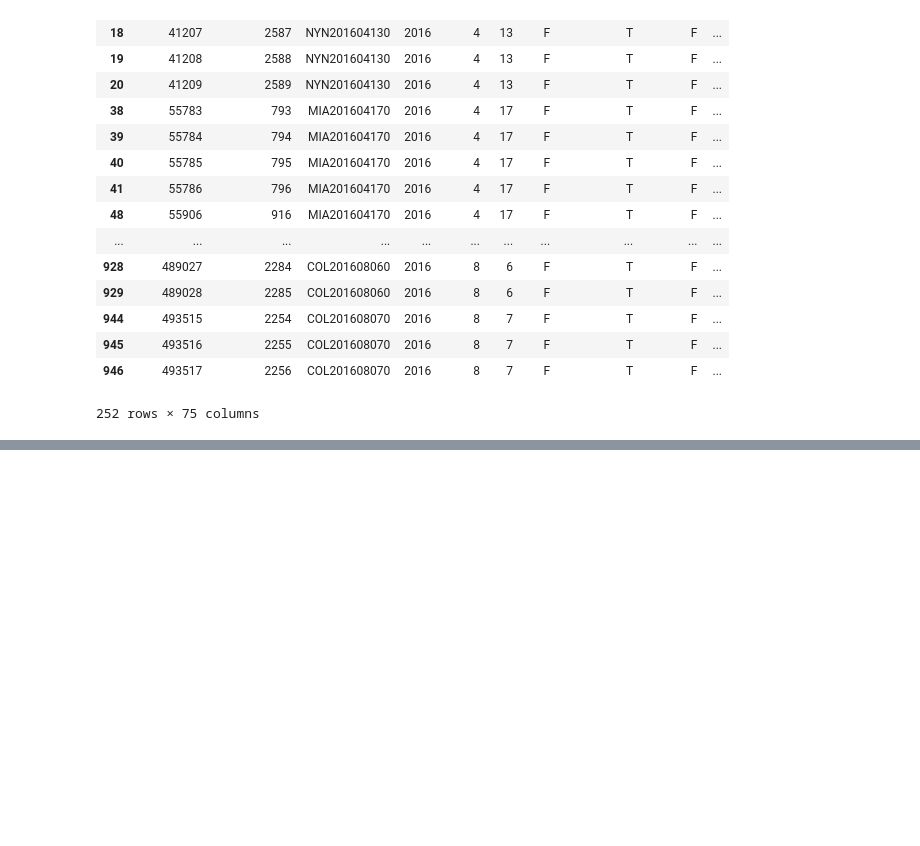
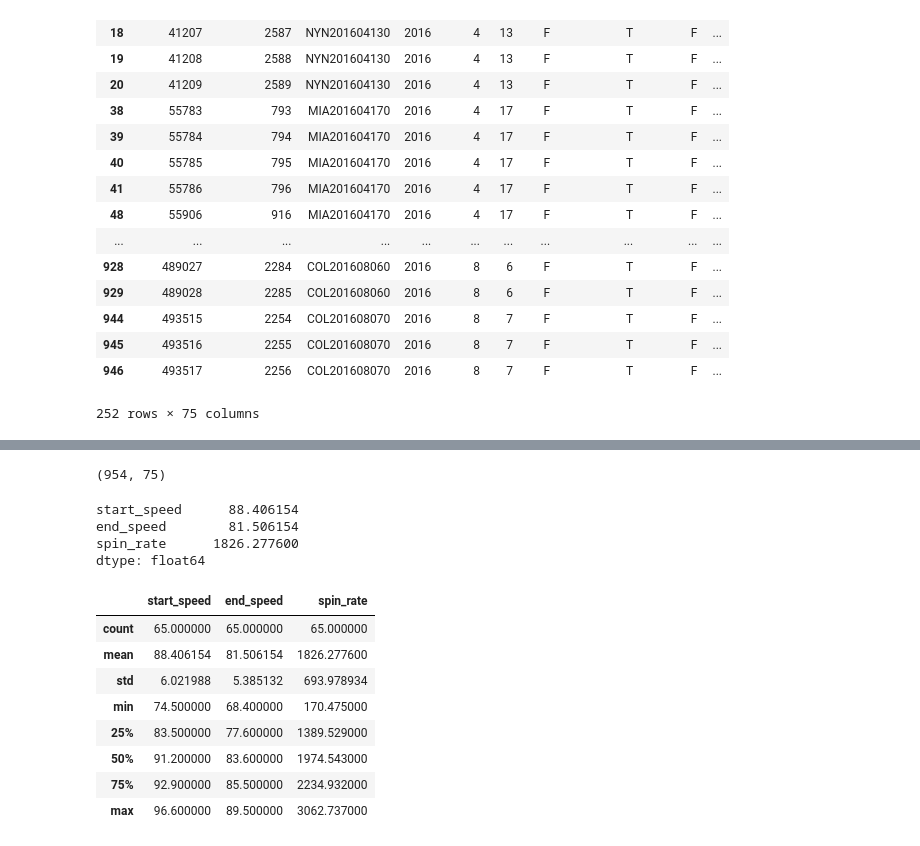
Before and after one commit to Shinichi-Nakagawa/pitchpx-example-ichiro-2016, a Jupyter notebook: analyze_ichiro_2016.ipynb, the cells around one changed output, grey strips where cells are left out. Cells and saved outputs as stored; diff of their text form; code cells hidden in the pictures; blank space fills up the shorter version.

```diff
--- a/analyze_ichiro_2016.ipynb
+++ b/analyze_ichiro_2016.ipynb
@@ -94,0 +135,4 @@ pitchfx[pitchfx['pa_event_cd'].isin([20, 21, 22, 23])]
+# %%
+pitchfx.shape
+# %% [output]
+(954, 75)
@@ -94,0 +142,21 @@ pitchfx[pitchfx['pa_event_cd'].isin([20, 21, 22, 23])]
+# %%
+# ヒットにした投球の平均球速と回転数
+pitchfx_hits[['start_speed', 'end_speed', 'spin_rate']].mean(numeric_only=True)
+# %% [output]
+start_speed      88.406154
+end_speed        81.506154
+spin_rate      1826.277600
+dtype: float64
+# %%
+# ヒットにした投球の球速と回転数を色々統計とってみる
+pitchfx_hits[['start_speed', 'end_speed', 'spin_rate']].describe()
+# %% [output]
+|  | start_speed | end_speed | spin_rate |
+| count | 65.000000 | 65.000000 | 65.000000 |
+| mean | 88.406154 | 81.506154 | 1826.277600 |
+| std | 6.021988 | 5.385132 | 693.978934 |
+| min | 74.500000 | 68.400000 | 170.475000 |
+| 25% | 83.500000 | 77.600000 | 1389.529000 |
+| 50% | 91.200000 | 83.600000 | 1974.543000 |
+| 75% | 92.900000 | 85.500000 | 2234.932000 |
+| max | 96.600000 | 89.500000 | 3062.737000 |
```
Also changed, not shown: parts of 6 cells of this notebook.
